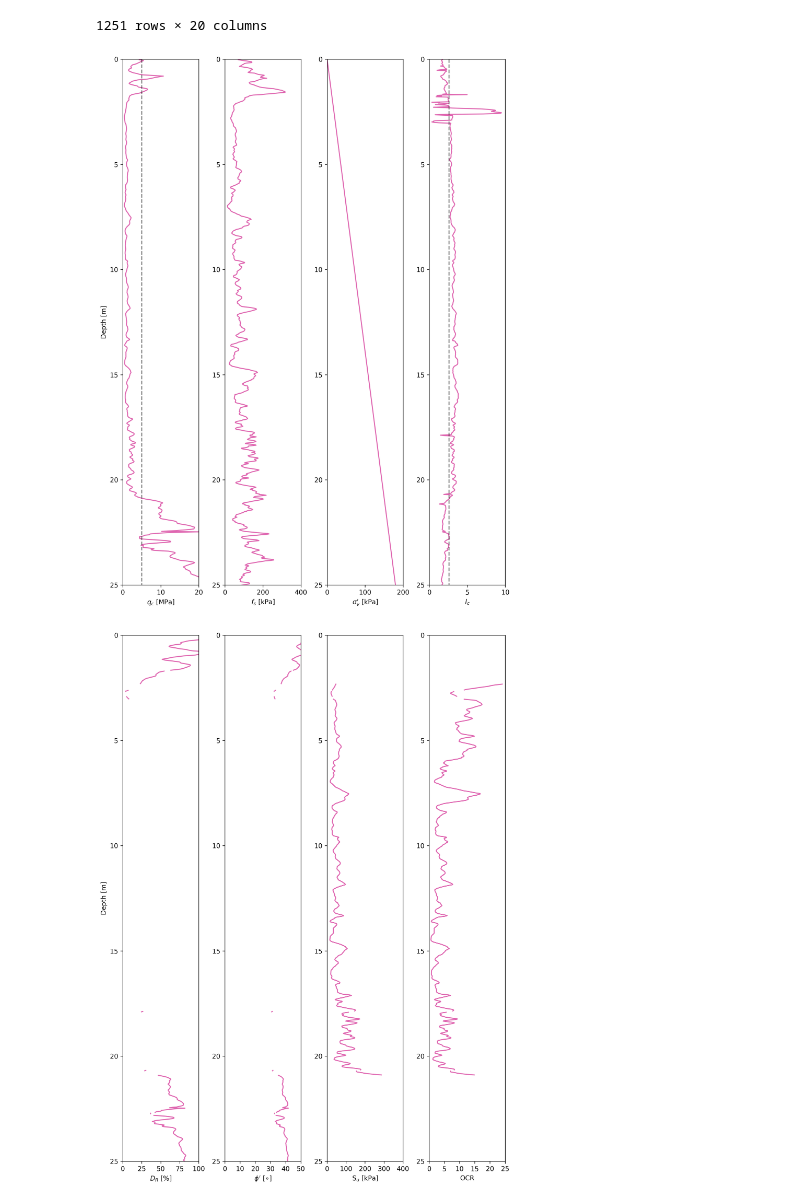
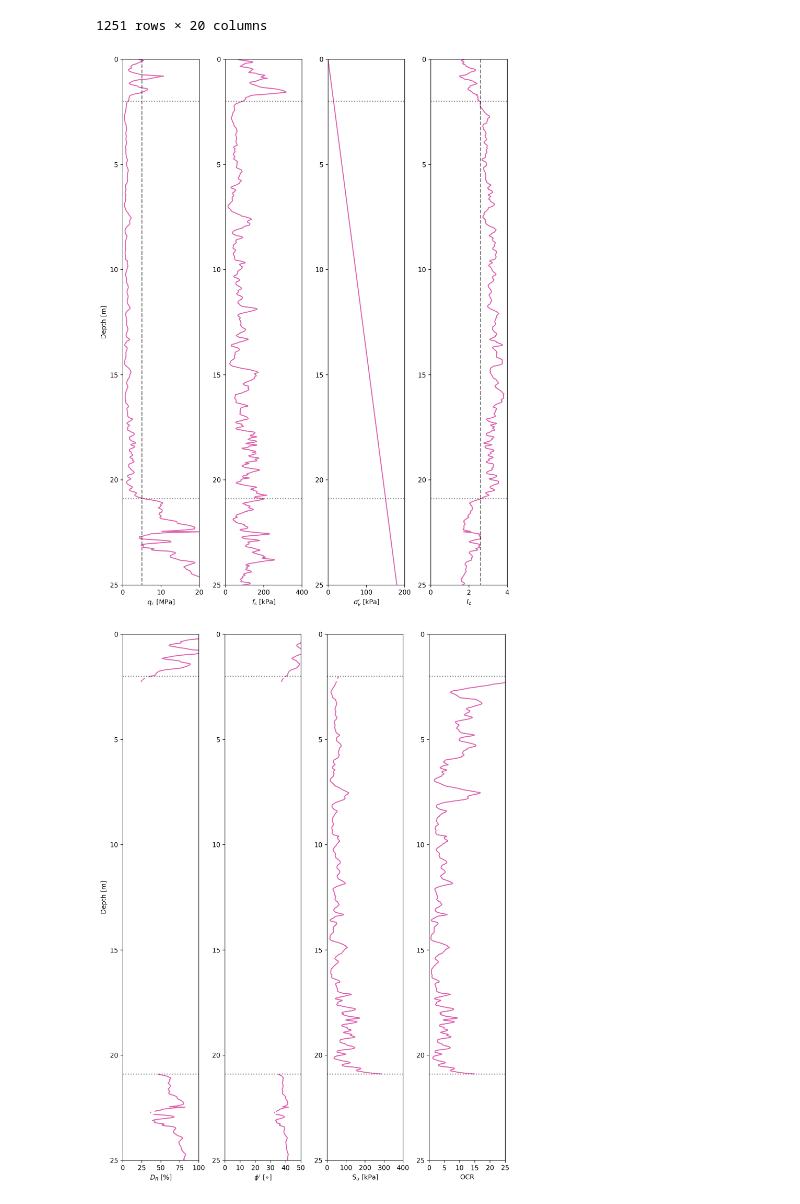
Before and after one commit to bKeungAuyeung/CE444-HW3, a Jupyter notebook: bAuyeung_HW3-code_CE444.ipynb, the cells around one changed output. Drawn from its saved outputs; the diff is of its cells as text; code cells hidden in the pictures.

```diff
--- a/bAuyeung_HW3-code_CE444.ipynb
+++ b/bAuyeung_HW3-code_CE444.ipynb
@@ -244,8 +244,8 @@ p6data
 p6data['qt [kPa]'] = p6data['qc [kPa]'] + (1-area_ratio)**p6data['u2 [kPa]']
 # note: qt calc is practically negligible since differnce between qt and qc is minimal.
 # calc is being done for completeness, rather than necesity
-p6data['Qt'] = (p6data['qt [kPa]'] - p6data['tvStress [kPa]'])/p6data['veStress [kPa]']
-p6data['Fr [%]'] = (100) * (p6data['fs [kPa]']/(p6data['qt [kPa]'] - p6data['tvStress [kPa]']))
+p6data['Qt'] = (p6data['qc [kPa]'] - p6data['tvStress [kPa]'])/p6data['veStress [kPa]']
+p6data['Fr [%]'] = (100) * (p6data['fs [kPa]']/(p6data['qc [kPa]'] - p6data['tvStress [kPa]']))
 
 p6data['Ic'] = np.sqrt((3.47 - np.log10(p6data['Qt']))**2 + (np.log10(p6data['Fr [%]']) + 1.22)**2)# values appear to be too high... need to check
 
@@ -312,33 +312,36 @@ p6data
 # %%
 # plot values: qt, fs, veStress, Ic
 
 fig, ax = plt.subplots(1,4, figsize=(9,12), tight_layout=True, dpi=300)
 ax[0].plot(p6data['qc [kPa]']/1000, p6data['z [m]'], color = "#df65b0", marker='None', linestyle='-', label='qt [MPa]')
 ax[1].plot(p6data['fs [kPa]'], p6data['z [m]'], color = "#df65b0", marker='None', linestyle='-', label='fs [tsf]')
 ax[2].plot(p6data['veStress [kPa]'], p6data['z [m]'], color = "#df65b0", marker='None', linestyle='-', label='veStress [kPa]')
 ax[3].plot(p6data['Ic'], p6data['z [m]'], color = "#df65b0", marker='None', linestyle='-', label='Ic')
 
 ax[0].vlines(5, 0, 25, color = 'black', alpha =0.5, linestyles = 'dashed')
 ax[3].vlines(2.6, 0, 25, color = 'black', alpha =0.5, linestyles = 'dashed')
 
+
 for i in range(4):
     ax[i].set_ylim(0,25)
     ax[i].invert_yaxis()
+    ax[i].hlines(2, 0, 1000, color = 'black', alpha =0.5, linestyles = ':')
+    ax[i].hlines(20.9, 0, 1000, color = 'black', alpha =0.5, linestyles = ':')
 
 ax[0].set_ylabel('Depth [m]')
 ax[0].set_xlabel('$q_c$ [MPa]')
 ax[1].set_xlabel('$f_s$ [kPa]')
 ax[2].set_xlabel("$\\sigma_v'$ [kPa]")
 ax[3].set_xlabel('$I_c$')
 
 ax[0].set_xlim(0, 20)
 ax[1].set_xlim(0, 400)
 ax[2].set_xlim(0, 200)
-ax[3].set_xlim(0, 10)
+ax[3].set_xlim(0, 4)
 
 plt.show()
 # %% [output]
-[figure, old version]
+[figure, new version]
 # %%
 # plot values: qt, fs, veStress, Ic
 
@@ -351,6 +354,8 @@ ax[3].plot(p6data['OCR'], p6data['z [m]'], color = "#df65b0", marker='None', lin
 for i in range(4):
     ax[i].set_ylim(0,25)
     ax[i].invert_yaxis()
+    ax[i].hlines(2, 0, 1000, color = 'black', alpha =0.5, linestyles = ':')
+    ax[i].hlines(20.9, 0, 1000, color = 'black', alpha =0.5, linestyles = ':')
 
 ax[0].set_ylabel('Depth [m]')
 ax[0].set_xlabel('$D_R$ [%]')
@@ -369,4 +374,4 @@ ax[3].set_xticks([0, 5, 10, 15, 20, 25])
 
 plt.show()
 # %% [output]
-[figure, old version]
+[figure, new version]
```
Also changed, not shown: parts of 1 cell of this notebook.
